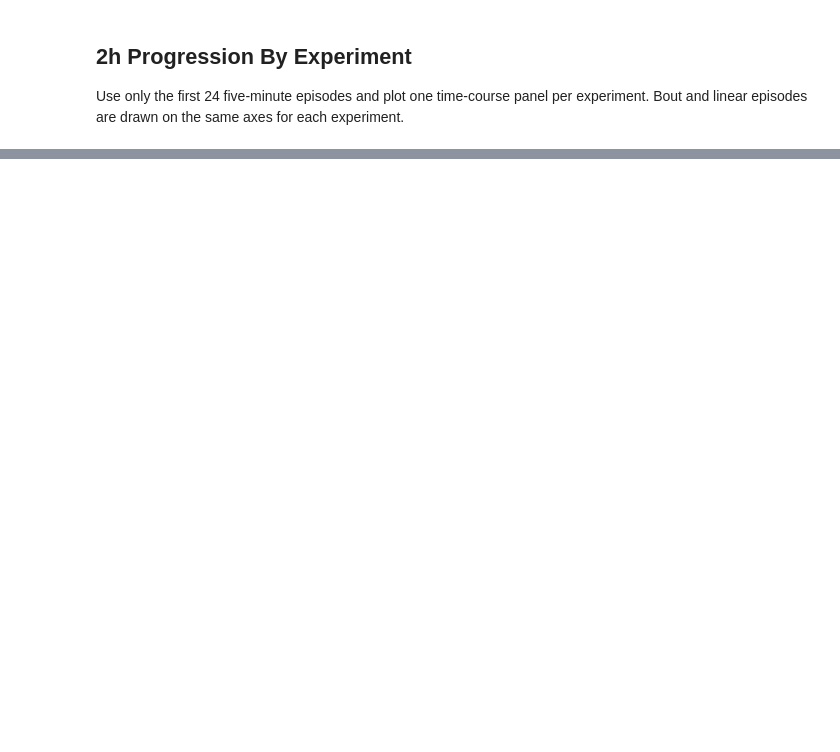
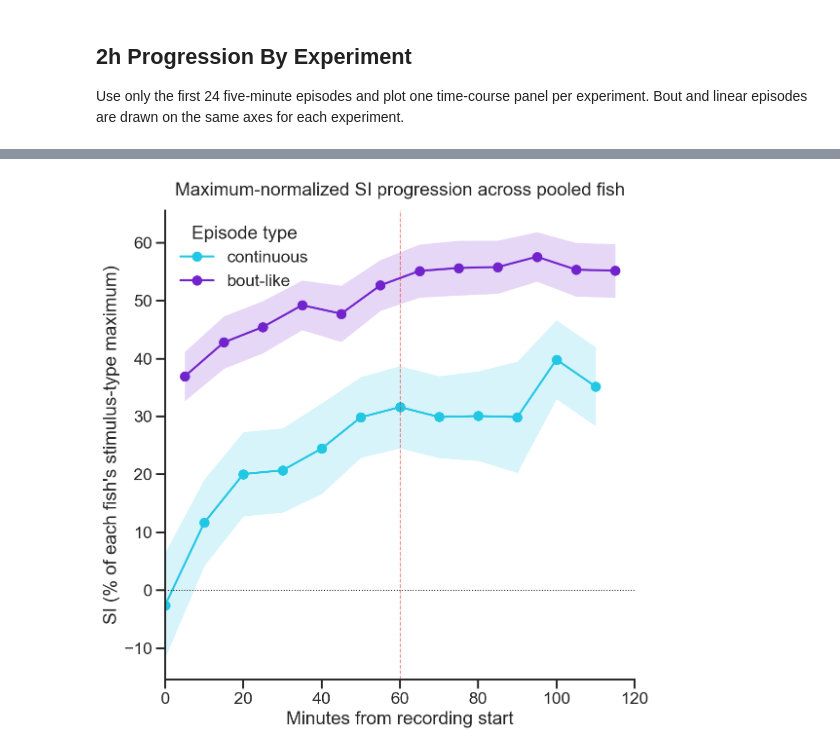
Before and after one commit to cryez/jlsocialbehavior, a Jupyter notebook: Analyses/ShoalingSelection_2h_vs_4h_2026.ipynb, the cells around one changed output, grey strips where cells are left out. Saved outputs shown, nothing was run; the diff lists cells and outputs as text; code cells hidden in the pictures; blank space fills up the shorter version.

```diff
--- a/Analyses/ShoalingSelection_2h_vs_4h_2026.ipynb
+++ b/Analyses/ShoalingSelection_2h_vs_4h_2026.ipynb
@@ -755,0 +1066,38 @@ progression_2h_by_experiment.head()
+# %%
+# Plot normalized SI with all valid fish pooled and the selected uncertainty across fish.
+fig, ax = plt.subplots(figsize=(8, 8))
+
+for episode_type in SI_NORMALIZED_EPISODE_ORDER:
+    dat = si_normalized_all_fish.loc[
+        si_normalized_all_fish['episode_type_display'] == episode_type
+    ]
+    color = SI_NORMALIZED_EPISODE_PALETTE[episode_type]
+    ax.plot(
+        dat['recording_min'],
+        dat['mean_si_pct_fish_max'],
+        marker='o',
+        linewidth=2,
+        label=episode_type,
+        color=color,
+    )
+    ax.fill_between(
+        dat['recording_min'],
+        dat['mean_si_pct_fish_max'] - dat[selected_uncertainty_column('si_pct_fish_max')],
+        dat['mean_si_pct_fish_max'] + dat[selected_uncertainty_column('si_pct_fish_max')],
+        alpha=SEM_BAND_ALPHA,
+        color=color,
+        linewidth=0,
+    )
+
+ax.axhline(0, ls=':', color=ZERO_BASELINE_COLOR, linewidth=1)
+ax.axvline(REFERENCE_MINUTE, ls='--', color=MIDPOINT_REFERENCE_COLOR, alpha=REFERENCE_LINE_ALPHA, linewidth=1)
+ax.set_xlim(0, EPISODES_2H * EPISODE_DURATION_MIN)
+ax.set_xlabel('Minutes from recording start')
+ax.set_ylabel("SI (% of each fish's stimulus-type maximum)")
+ax.set_title('Maximum-normalized SI progression across pooled fish', pad=15)
+ax.legend(title='Episode type', frameon=False)
+sns.despine()
+plt.tight_layout()
+fig.savefig(outputDir / 'si_normalized_progression_2026_2h.pdf', bbox_inches='tight')
+# %% [output]
+[figure, added]
```
Also changed, not shown: parts of 17 cells of this notebook, 1 other file.
